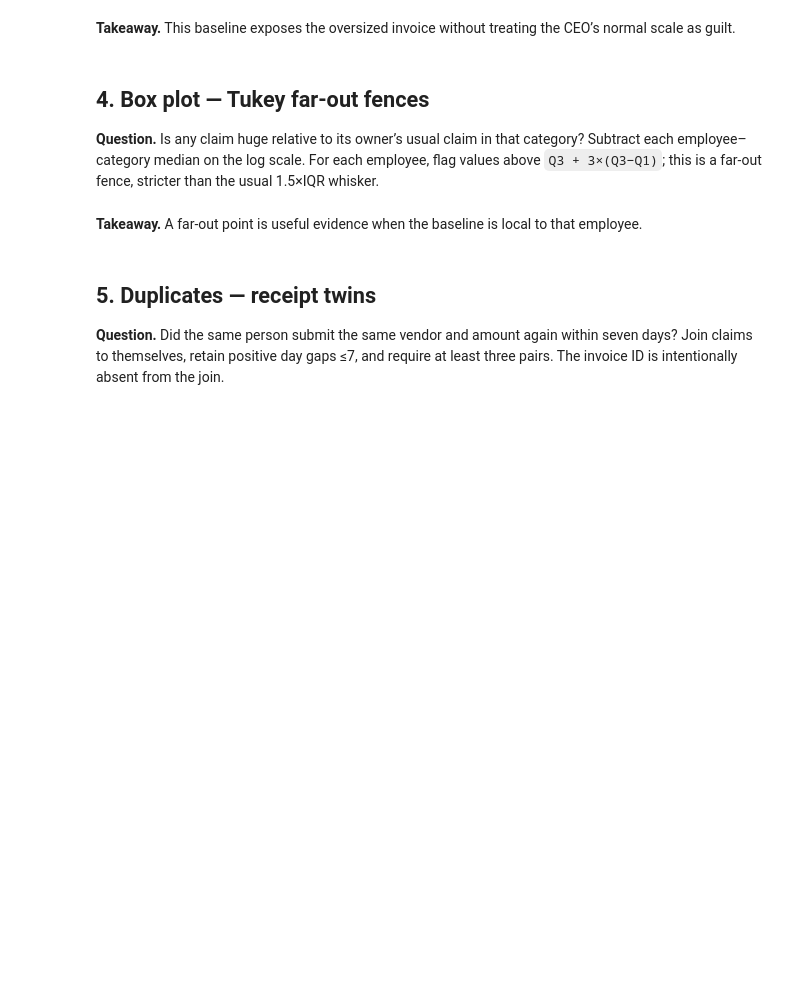
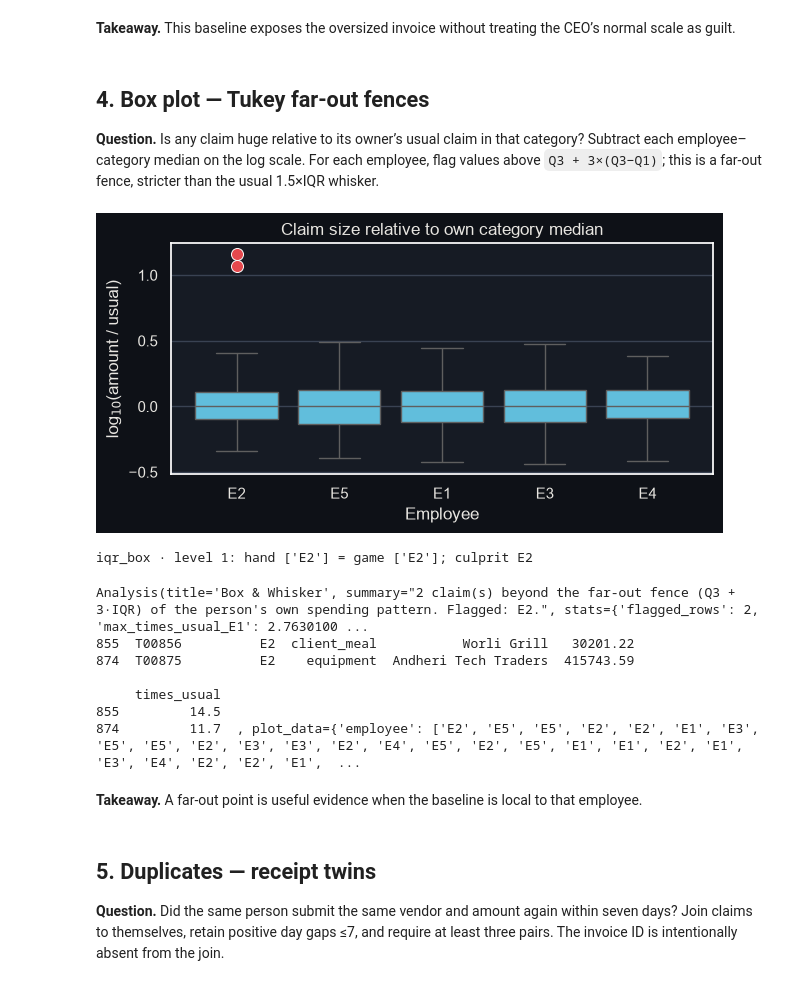
Before and after one commit to YashvanthSankar/idse-course-project, a Jupyter notebook: game/notebooks/02_detection_tools.ipynb, the cells around one changed output. Drawn from its saved outputs; the diff is of its cells as text; code cells hidden in the pictures; blank space fills up the shorter version.

Commit message:
docs(game): run the three notebooks so they carry their outputs; the autopsy uses Fisher's exact test

```diff
--- a/game/notebooks/02_detection_tools.ipynb
+++ b/game/notebooks/02_detection_tools.ipynb
@@ -74,10 +119,20 @@ check("zscore",1,hand,{"scope":"per_employee","threshold":3.0})
 # %%
 df=cases[1].df
 logs=np.log10(df.amount); relative=logs-logs.groupby([df.employee_id,df.category]).transform("median")
 q1=relative.groupby(df.employee_id).transform(lambda x:x.quantile(.25)); q3=relative.groupby(df.employee_id).transform(lambda x:x.quantile(.75))
 out=relative>q3+3*(q3-q1); hand=sorted(df.loc[out,"employee_id"].unique())
-fig,ax=plt.subplots(figsize=(7,3)); sns.boxplot(x=df.employee_id,y=relative,showfliers=False,color=CYAN,ax=ax); sns.scatterplot(x=df.loc[out,"employee_id"],y=relative[out],color=RED,s=75,ax=ax); ax.set(title="Claim size relative to own category median",xlabel="Employee",ylabel="log₁₀(amount / usual)"); plt.show()
+fig,ax=plt.subplots(figsize=(7,3)); sns.boxplot(x=df.employee_id,y=relative,showfliers=False,color=CYAN,ax=ax); sns.scatterplot(x=df.loc[out,"employee_id"],y=relative[out],color=RED,s=75,ax=ax); ax.set(title="Claim size relative to own category median",xlabel="Employee",ylabel="log$_{10}$(amount / usual)"); plt.show()
 check("iqr_box",1,hand)
+# %% [output]
+[figure, added]
+iqr_box · level 1: hand ['E2'] = game ['E2']; culprit E2
+Analysis(title='Box & Whisker', summary="2 claim(s) beyond the far-out fence (Q3 + 3·IQR) of the person's own spending pattern. Flagged: E2.", stats={'flagged_rows': 2, 'max_times_usual_E1': 2.7630100 ...
+855  T00856          E2  client_meal           Worli Grill   30201.22
+874  T00875          E2    equipment  Andheri Tech Traders  415743.59
+
+     times_usual
+855         14.5
+874         11.7  , plot_data={'employee': ['E2', 'E5', 'E5', 'E2', 'E2', 'E1', 'E3', 'E5', 'E5', 'E2', 'E3', 'E3', 'E2', 'E4', 'E5', 'E2', 'E5', 'E1', 'E1', 'E2', 'E1', 'E3', 'E4', 'E2', 'E2', 'E1',  ...
 # %% [markdown]
 **Takeaway.** A far-out point is useful evidence when the baseline is local to that employee.
 # %% [markdown]
```
Also changed, not shown: parts of 10 cells of this notebook, 5 other files.
